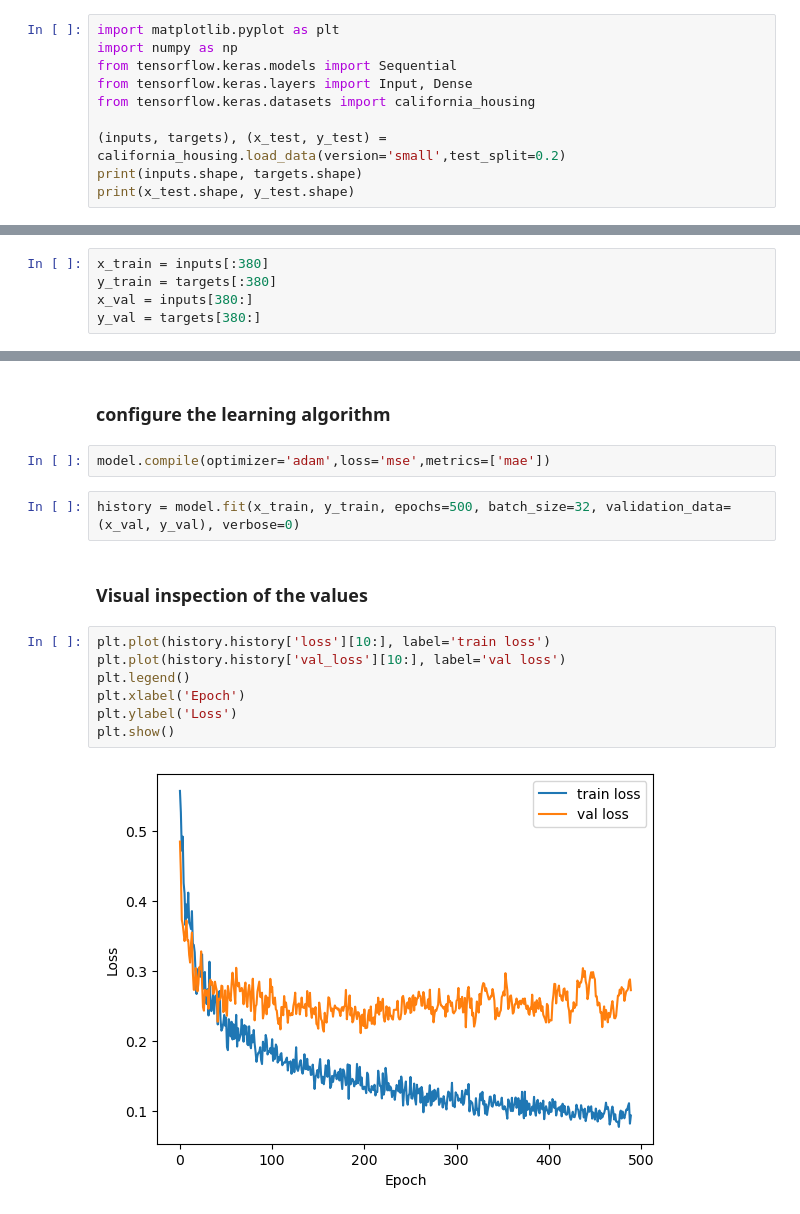
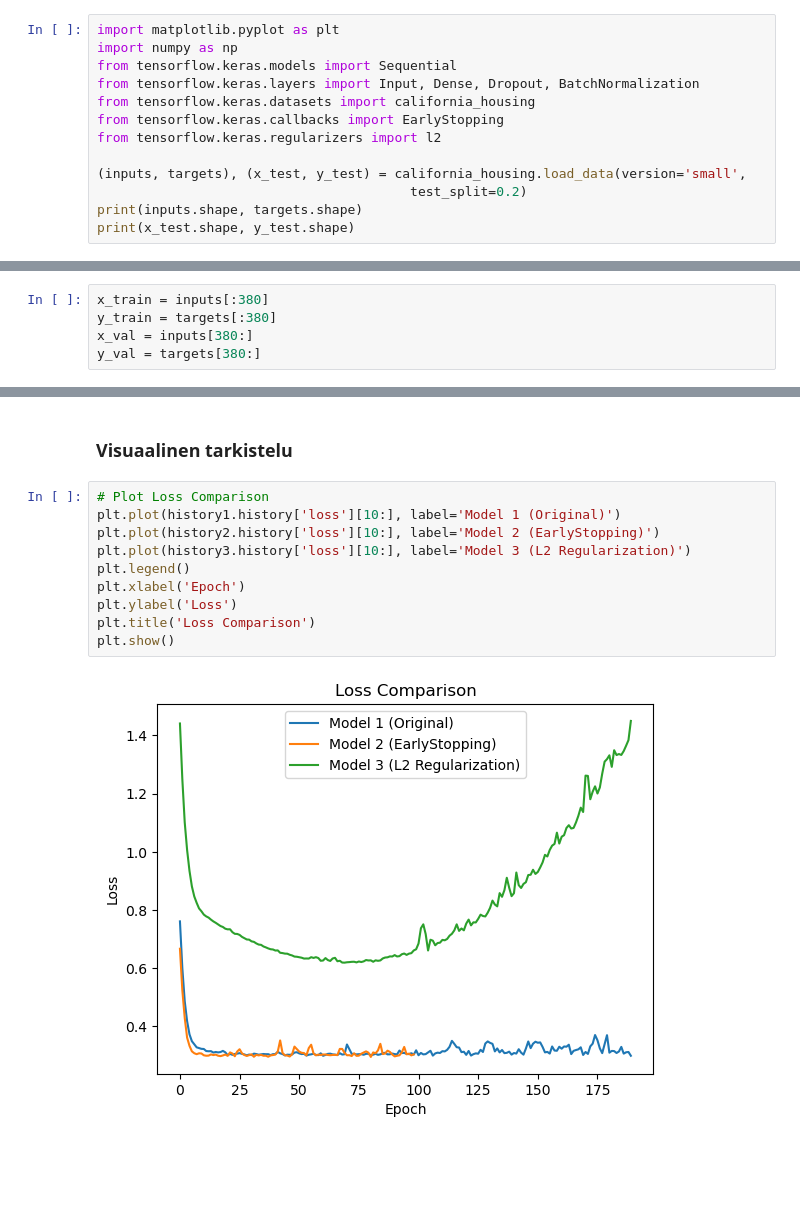
Before and after one commit to Jannassl/ViikkoTehtavatNeuro, a Jupyter notebook: week2.ipynb, the cells around one changed output, grey strips where cells are left out. Saved outputs shown, nothing was run; the diff lists cells and outputs as text; blank space fills up the shorter version.

```diff
--- a/week2.ipynb
+++ b/week2.ipynb
@@ -2,10 +2,13 @@
 import matplotlib.pyplot as plt
 import numpy as np
 from tensorflow.keras.models import Sequential
-from tensorflow.keras.layers import Input, Dense
+from tensorflow.keras.layers import Input, Dense, Dropout, BatchNormalization
 from tensorflow.keras.datasets import california_housing
+from tensorflow.keras.callbacks import EarlyStopping
+from tensorflow.keras.regularizers import l2
 
-(inputs, targets), (x_test, y_test) = california_housing.load_data(version='small',test_split=0.2)
+(inputs, targets), (x_test, y_test) = california_housing.load_data(version='small',
+                                        test_split=0.2)
 print(inputs.shape, targets.shape)
 print(x_test.shape, y_test.shape)
 # %% [output]
@@ -46,18 +78,15 @@ model = Sequential([
-# %% [markdown]
-### configure the learning algorithm
-# %%
-model.compile(optimizer='adam',loss='mse',metrics=['mae'])
-# %%
-history = model.fit(x_train, y_train, epochs=500, batch_size=32, validation_data=(x_val, y_val), verbose=0)
 # %% [markdown]
-### Visual inspection of the values
+### Visuaalinen tarkistelu
 # %%
-plt.plot(history.history['loss'][10:], label='train loss')
-plt.plot(history.history['val_loss'][10:], label='val loss')
+# Plot Loss Comparison
+plt.plot(history1.history['loss'][10:], label='Model 1 (Original)')
+plt.plot(history2.history['loss'][10:], label='Model 2 (EarlyStopping)')
+plt.plot(history3.history['loss'][10:], label='Model 3 (L2 Regularization)')
 plt.legend()
 plt.xlabel('Epoch')
 plt.ylabel('Loss')
+plt.title('Loss Comparison')
 plt.show()
 # %% [output]
-[figure, old version]
+[figure, new version]
 # %%
```
Also changed, not shown: parts of 14 cells of this notebook.
